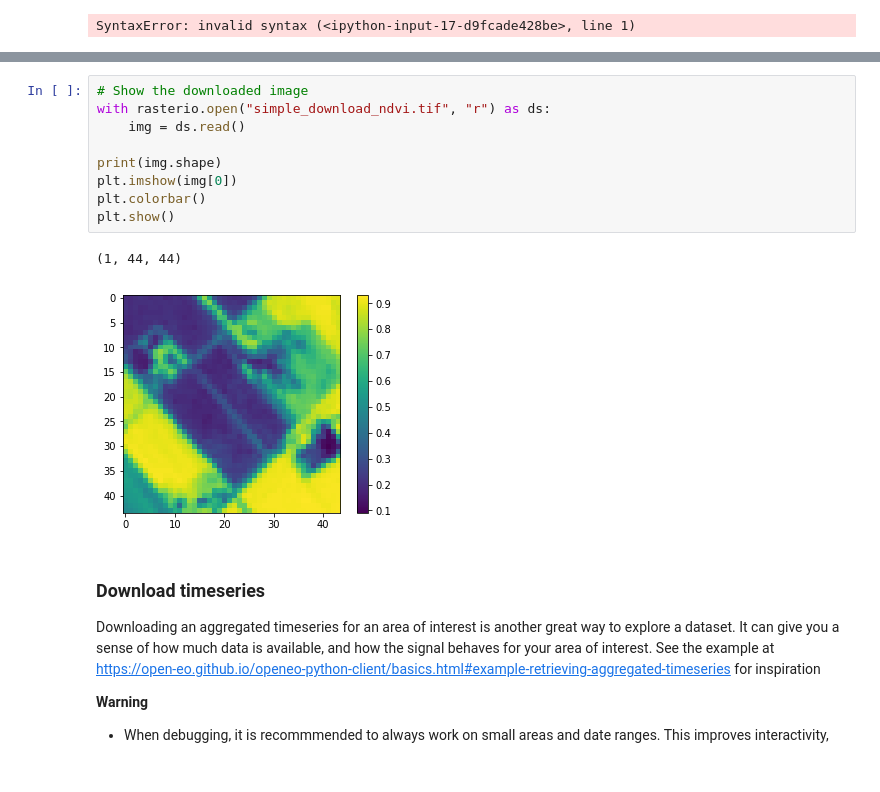
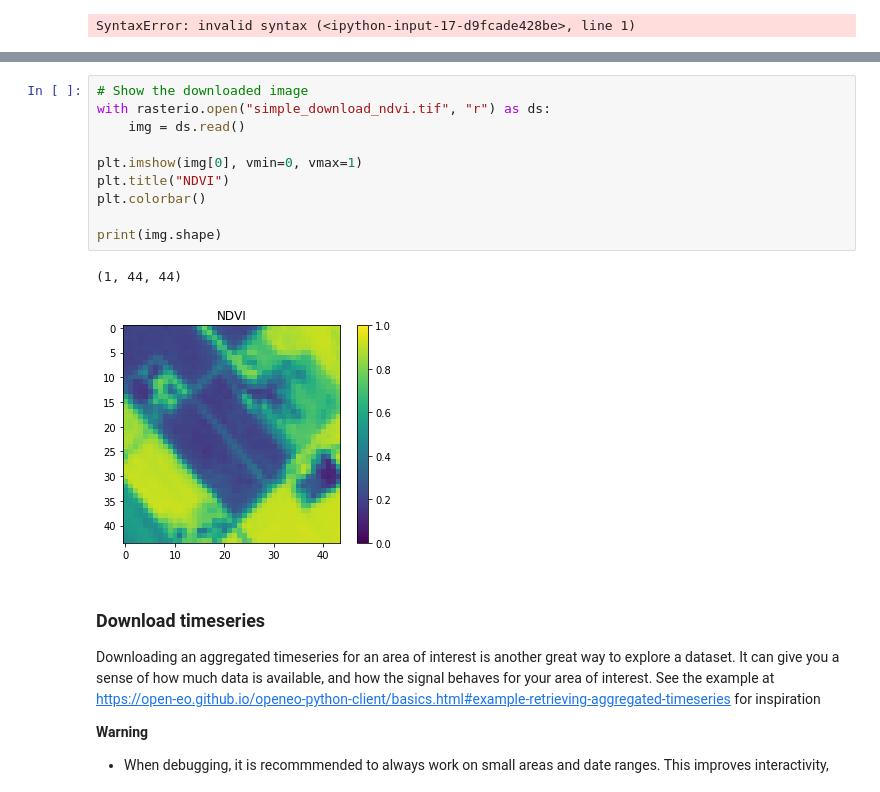
Before and after one commit to Open-EO/openeo-python-client, a Jupyter notebook: examples/notebooks/User-Workshop-2020-10/openeo-workshop-python-client.ipynb, the cells around one changed output, grey strips where cells are left out. Drawn from its saved outputs; the diff is of its cells as text.

```diff
--- a/examples/notebooks/User-Workshop-2020-10/openeo-workshop-python-client.ipynb
+++ b/examples/notebooks/User-Workshop-2020-10/openeo-workshop-python-client.ipynb
@@ -265,15 +275,16 @@ s2_sceneclassification.filter_bbox(**bbox).filter_temporal("2018-05-06", "2018-0
 # %%
 # Show the downloaded image
 with rasterio.open("simple_download_ndvi.tif", "r") as ds:
     img = ds.read()
 
+plt.imshow(img[0], vmin=0, vmax=1)
+plt.title("NDVI")
+plt.colorbar()
+
 print(img.shape)
-plt.imshow(img[0])
-plt.colorbar()
-plt.show()
 # %% [output]
 (1, 44, 44)
-[figure, old version]
+[figure, new version]
 # %% [markdown]
 ### Download timeseries
 
```
Also changed, not shown: parts of 32 cells of this notebook, 1 other file.
